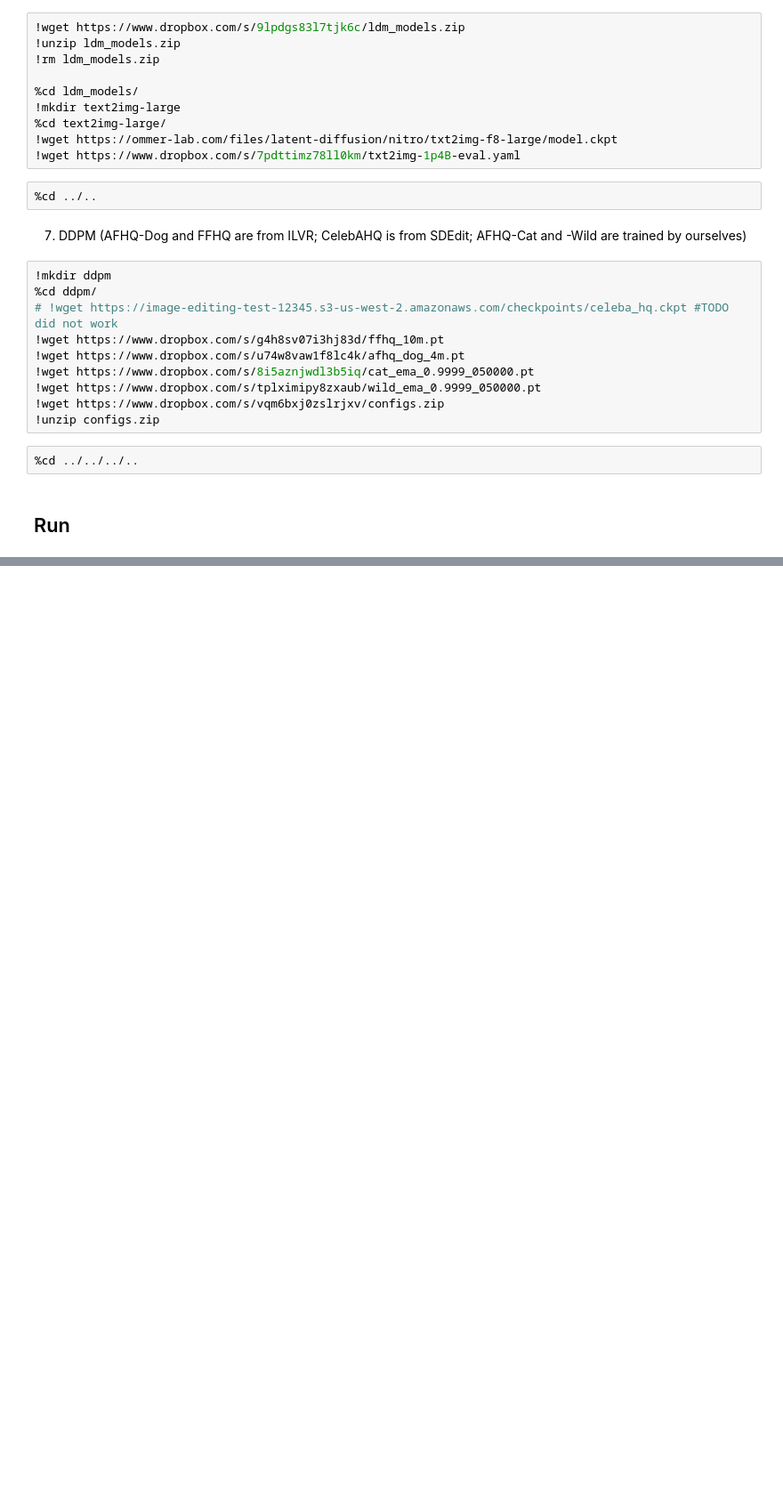
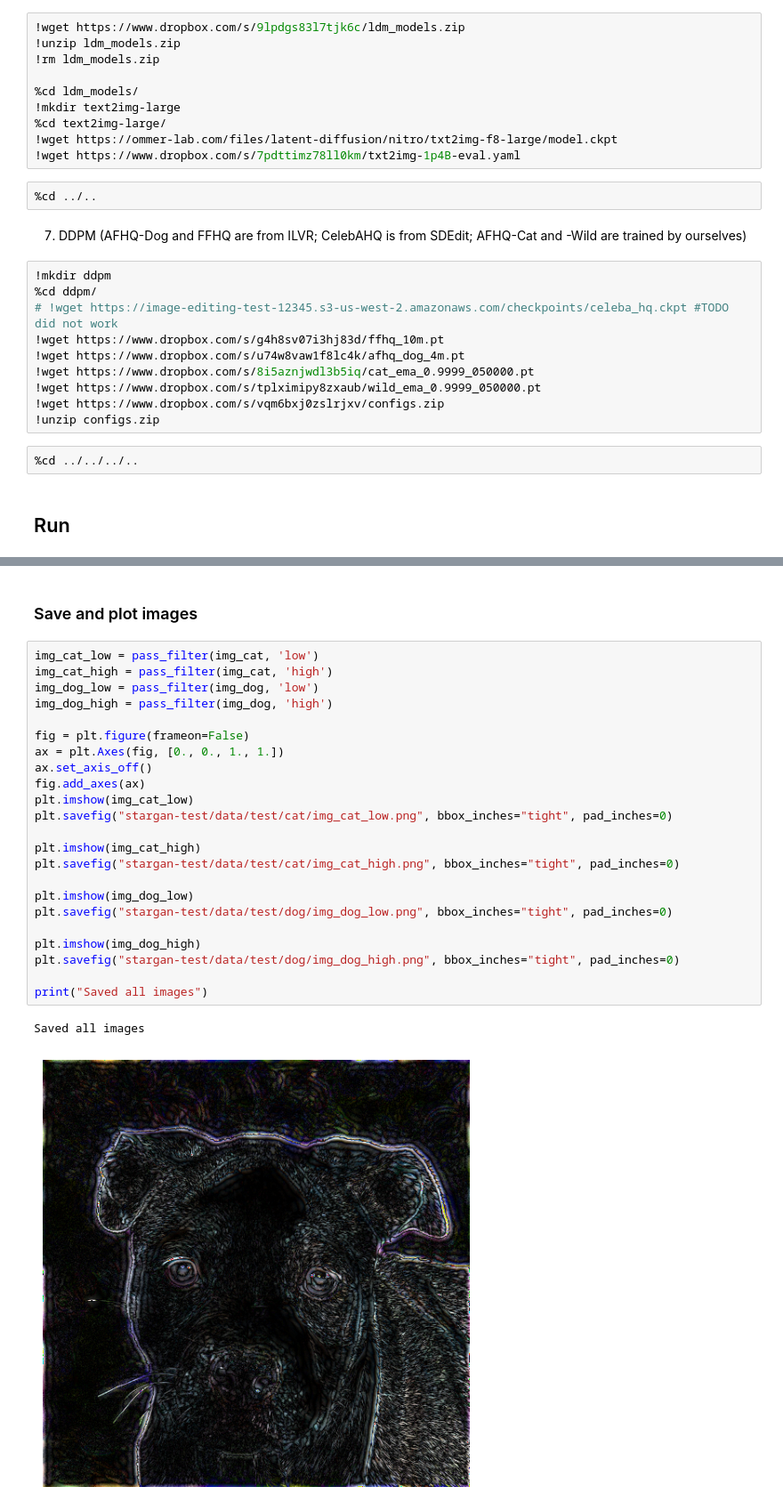
Before and after one commit to Alonixs/cycle-diffusion-group12, a Jupyter notebook: demos/mini-project.ipynb, the cells around one changed output, grey strips where cells are left out. Shown at 89% size. Cells and saved outputs as stored; diff of their text form; blank space fills up the shorter version.

```diff
--- a/demos/mini-project.ipynb
+++ b/demos/mini-project.ipynb
@@ -85,0 +163,28 @@
+# %% [markdown]
+### Save and plot images
+# %%
+img_cat_low = pass_filter(img_cat, 'low')
+img_cat_high = pass_filter(img_cat, 'high')
+img_dog_low = pass_filter(img_dog, 'low')
+img_dog_high = pass_filter(img_dog, 'high')
+
+fig = plt.figure(frameon=False)
+ax = plt.Axes(fig, [0., 0., 1., 1.])
+ax.set_axis_off()
+fig.add_axes(ax)
+plt.imshow(img_cat_low)
+plt.savefig("stargan-test/data/test/cat/img_cat_low.png", bbox_inches="tight", pad_inches=0)
+
+plt.imshow(img_cat_high)
+plt.savefig("stargan-test/data/test/cat/img_cat_high.png", bbox_inches="tight", pad_inches=0)
+
+plt.imshow(img_dog_low)
+plt.savefig("stargan-test/data/test/dog/img_dog_low.png", bbox_inches="tight", pad_inches=0)
+
+plt.imshow(img_dog_high)
+plt.savefig("stargan-test/data/test/dog/img_dog_high.png", bbox_inches="tight", pad_inches=0)
+
+print("Saved all images")
+# %% [output]
+Saved all images
+[figure, added]
```
Also changed, not shown: parts of 4 cells of this notebook, 5 other files.
